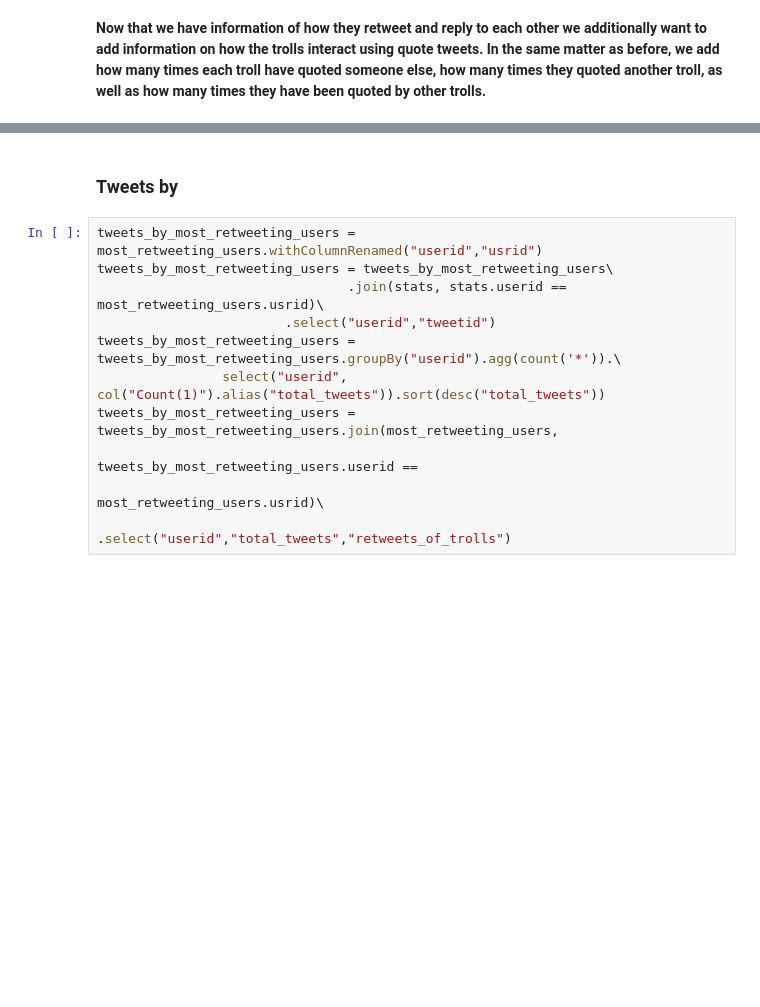
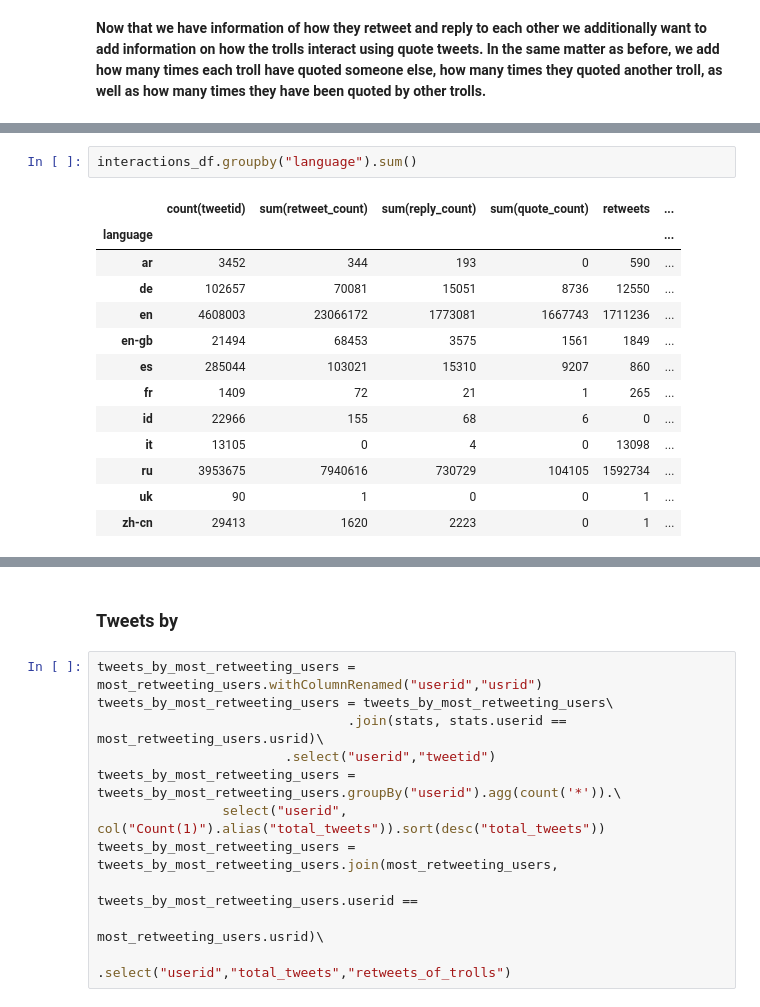
Before and after one commit to haakonms/ADAproject, a Jupyter notebook: Milestone3-Grini.ipynb, the cells around one changed output, grey strips where cells are left out. Drawn from its saved outputs; the diff is of its cells as text; blank space fills up the shorter version.

```diff
--- a/Milestone3-Grini.ipynb
+++ b/Milestone3-Grini.ipynb
@@ -746,0 +739,16 @@ only showing top 20 rows
+# %%
+interactions_df.groupby("language").sum()
+# %% [output]
+|  | count(tweetid) | sum(retweet_count) | sum(reply_count) | sum(quote_count) | retweets | ... |
+| language |  |  |  |  |  | ... |
+| ar | 3452 | 344 | 193 | 0 | 590 | ... |
+| de | 102657 | 70081 | 15051 | 8736 | 12550 | ... |
+| en | 4608003 | 23066172 | 1773081 | 1667743 | 1711236 | ... |
+| en-gb | 21494 | 68453 | 3575 | 1561 | 1849 | ... |
+| es | 285044 | 103021 | 15310 | 9207 | 860 | ... |
+| fr | 1409 | 72 | 21 | 1 | 265 | ... |
+| id | 22966 | 155 | 68 | 6 | 0 | ... |
+| it | 13105 | 0 | 4 | 0 | 13098 | ... |
+| ru | 3953675 | 7940616 | 730729 | 104105 | 1592734 | ... |
+| uk | 90 | 1 | 0 | 0 | 1 | ... |
+| zh-cn | 29413 | 1620 | 2223 | 0 | 1 | ... |
```
Also changed, not shown: parts of 21 cells of this notebook.
